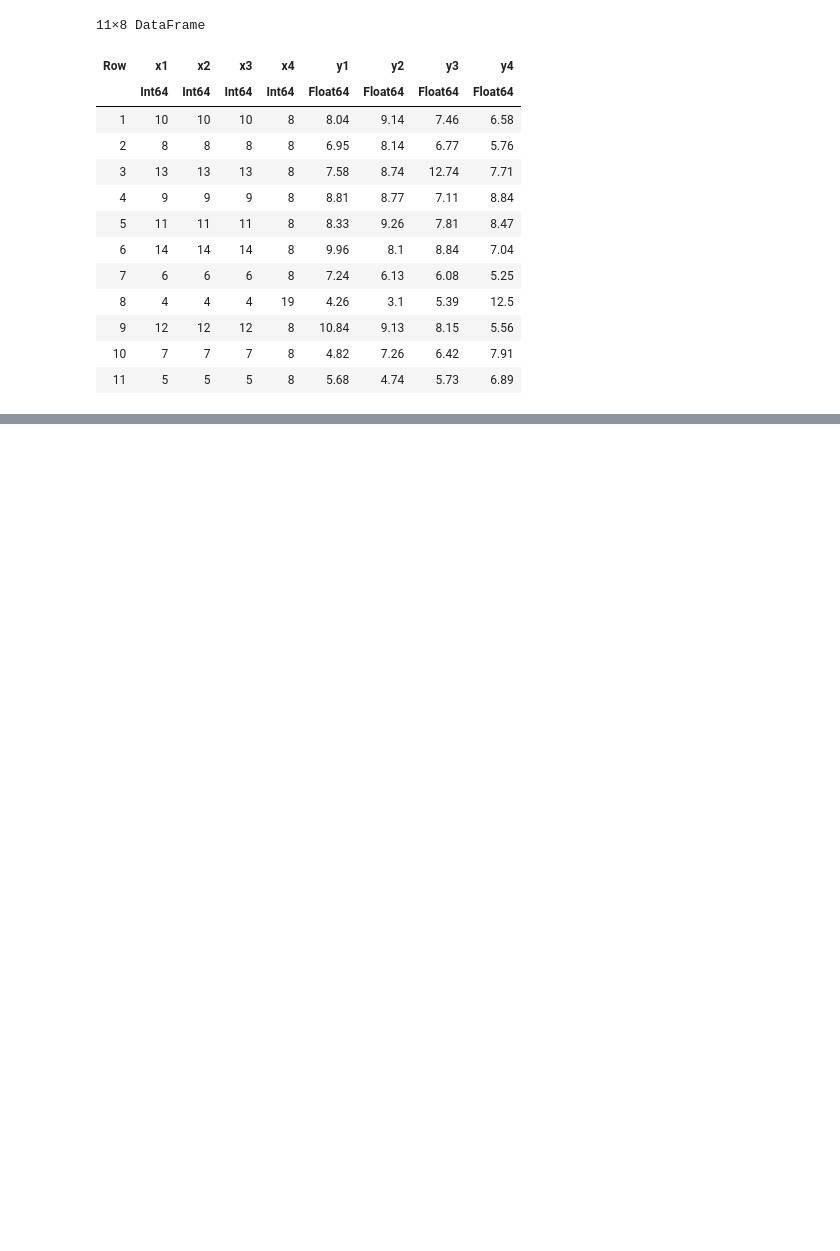
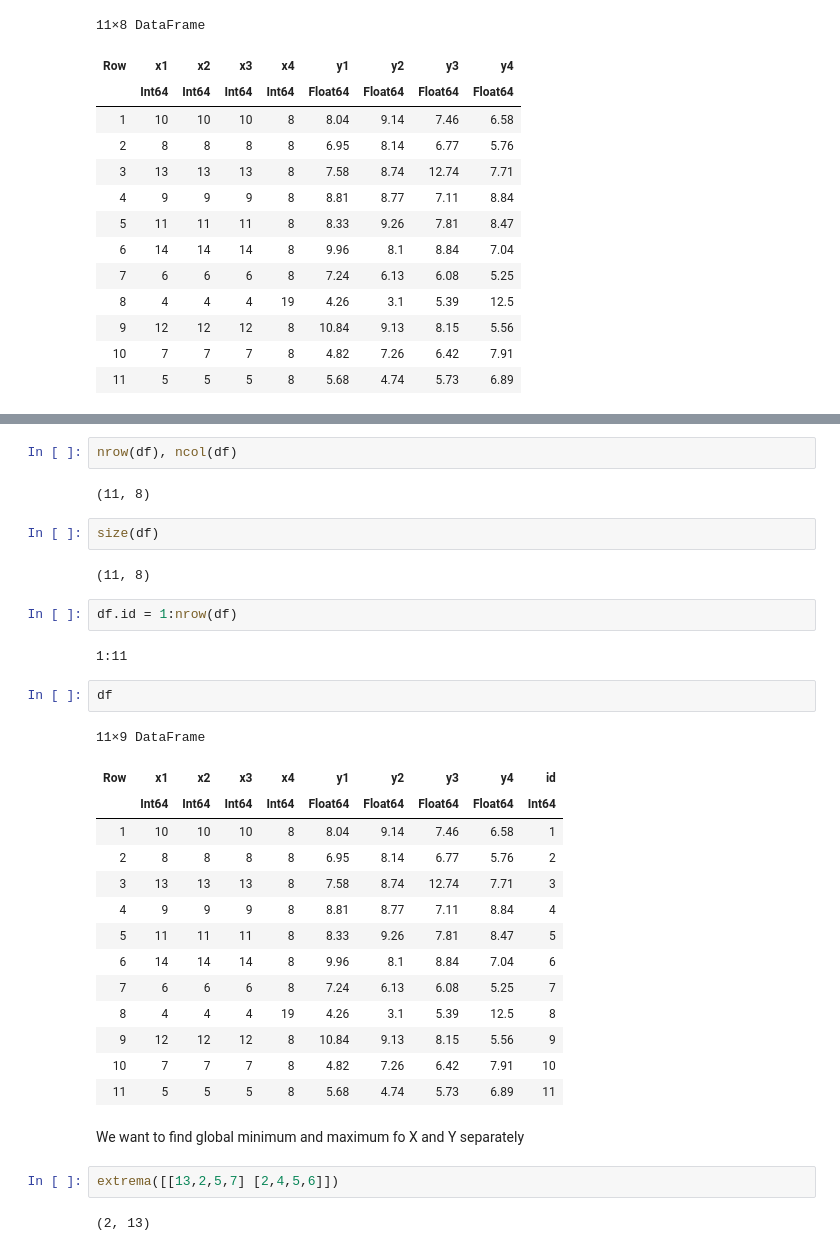
Before and after one commit to sandyherho/Numerical_dump, a Jupyter notebook: julia_basic/12.ipynb, the cells around one changed output, grey strips where cells are left out. Cells and saved outputs as stored; diff of their text form; blank space fills up the shorter version.

```diff
--- a/julia_basic/12.ipynb
+++ b/julia_basic/12.ipynb
@@ -93,0 +122,35 @@ df
+# %%
+nrow(df), ncol(df)
+# %% [output]
+(11, 8)
+# %%
+size(df)
+# %% [output]
+(11, 8)
+# %%
+df.id = 1:nrow(df)
+# %% [output]
+1:11
+# %%
+df
+# %% [output]
+11×9 DataFrame
+| Row | x1 | x2 | x3 | x4 | y1 | y2 | y3 | y4 | id |
+|  | Int64 | Int64 | Int64 | Int64 | Float64 | Float64 | Float64 | Float64 | Int64 |
+| 1 | 10 | 10 | 10 | 8 | 8.04 | 9.14 | 7.46 | 6.58 | 1 |
+| 2 | 8 | 8 | 8 | 8 | 6.95 | 8.14 | 6.77 | 5.76 | 2 |
+| 3 | 13 | 13 | 13 | 8 | 7.58 | 8.74 | 12.74 | 7.71 | 3 |
+| 4 | 9 | 9 | 9 | 8 | 8.81 | 8.77 | 7.11 | 8.84 | 4 |
+| 5 | 11 | 11 | 11 | 8 | 8.33 | 9.26 | 7.81 | 8.47 | 5 |
+| 6 | 14 | 14 | 14 | 8 | 9.96 | 8.1 | 8.84 | 7.04 | 6 |
+| 7 | 6 | 6 | 6 | 8 | 7.24 | 6.13 | 6.08 | 5.25 | 7 |
+| 8 | 4 | 4 | 4 | 19 | 4.26 | 3.1 | 5.39 | 12.5 | 8 |
+| 9 | 12 | 12 | 12 | 8 | 10.84 | 9.13 | 8.15 | 5.56 | 9 |
+| 10 | 7 | 7 | 7 | 8 | 4.82 | 7.26 | 6.42 | 7.91 | 10 |
+| 11 | 5 | 5 | 5 | 8 | 5.68 | 4.74 | 5.73 | 6.89 | 11 |
+# %% [markdown]
+We want to find global minimum and maximum fo X and Y separately
+# %%
+extrema([[13,2,5,7] [2,4,5,6]])
+# %% [output]
+(2, 13)
```
Also changed, not shown: parts of 8 cells of this notebook.
